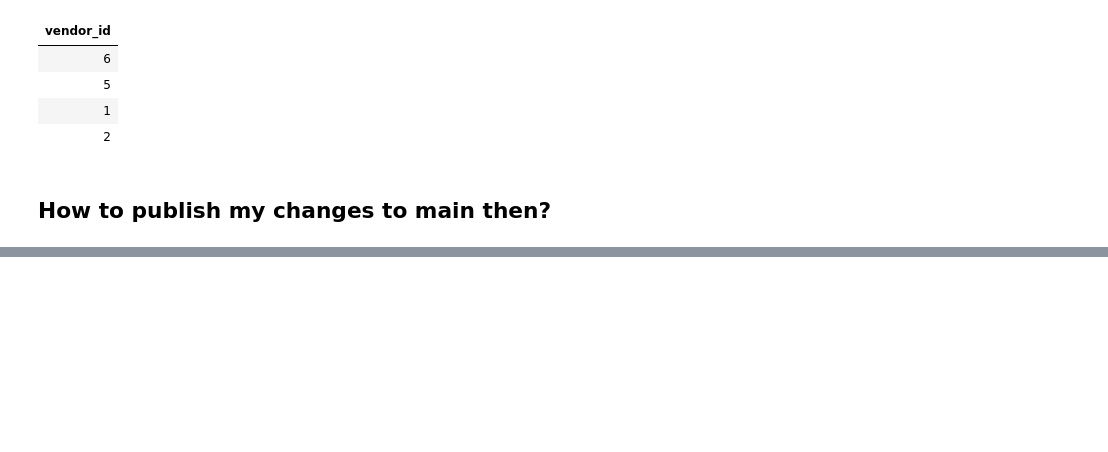
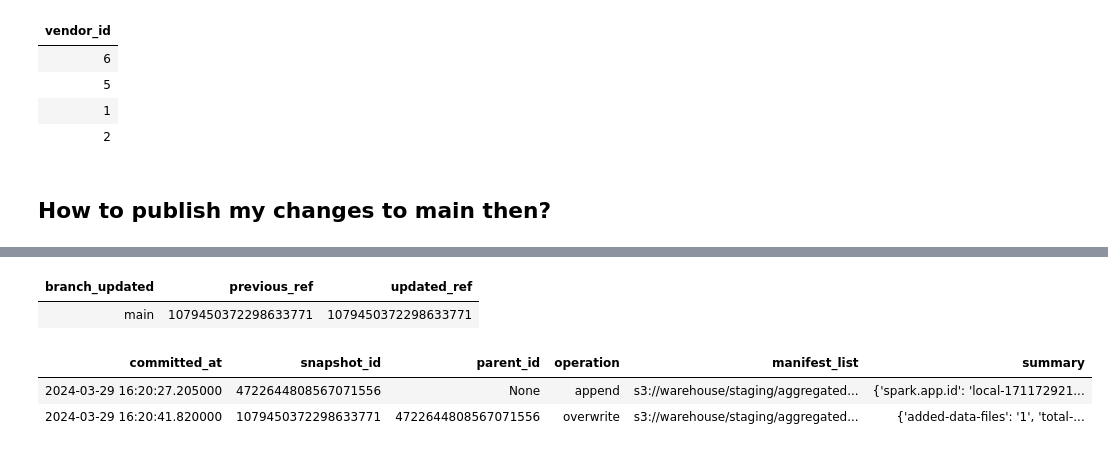
Before and after one commit to uncledata/spark_workshop, a Jupyter notebook: Spark_Workshop/03. Iceberg and Spark/03_Branches.ipynb, the cells around one changed output, grey strips where cells are left out. Cells and saved outputs as stored; diff of their text form; code cells hidden in the pictures; blank space fills up the shorter version.

```diff
--- a/Spark_Workshop/03. Iceberg and Spark/03_Branches.ipynb
+++ b/Spark_Workshop/03. Iceberg and Spark/03_Branches.ipynb
@@ -219,0 +218,13 @@ Py4JJavaError: An error occurred while calling o36.sql.
+# %%
+%%sql
+CALL system.fast_forward('staging.aggregated_taxi_per_vendor_date', 'main', 'manual_hot_fix')
+# %% [output]
+| branch_updated | previous_ref | updated_ref |
+| main | 1079450372298633771 | 1079450372298633771 |
+# %%
+%%sql
+select * from staging.aggregated_taxi_per_vendor_date.snapshots
+# %% [output]
+| committed_at | snapshot_id | parent_id | operation | manifest_list | summary |
+| 2024-03-29 16:20:27.205000 | 4722644808567071556 | None | append | s3://warehouse/staging/aggregated... | {'spark.app.id': 'local-171172921... |
+| 2024-03-29 16:20:41.820000 | 1079450372298633771 | 4722644808567071556 | overwrite | s3://warehouse/staging/aggregated... | {'added-data-files': '1', 'total-... |
```
Also changed, not shown: parts of 11 cells of this notebook, 5 other files.
